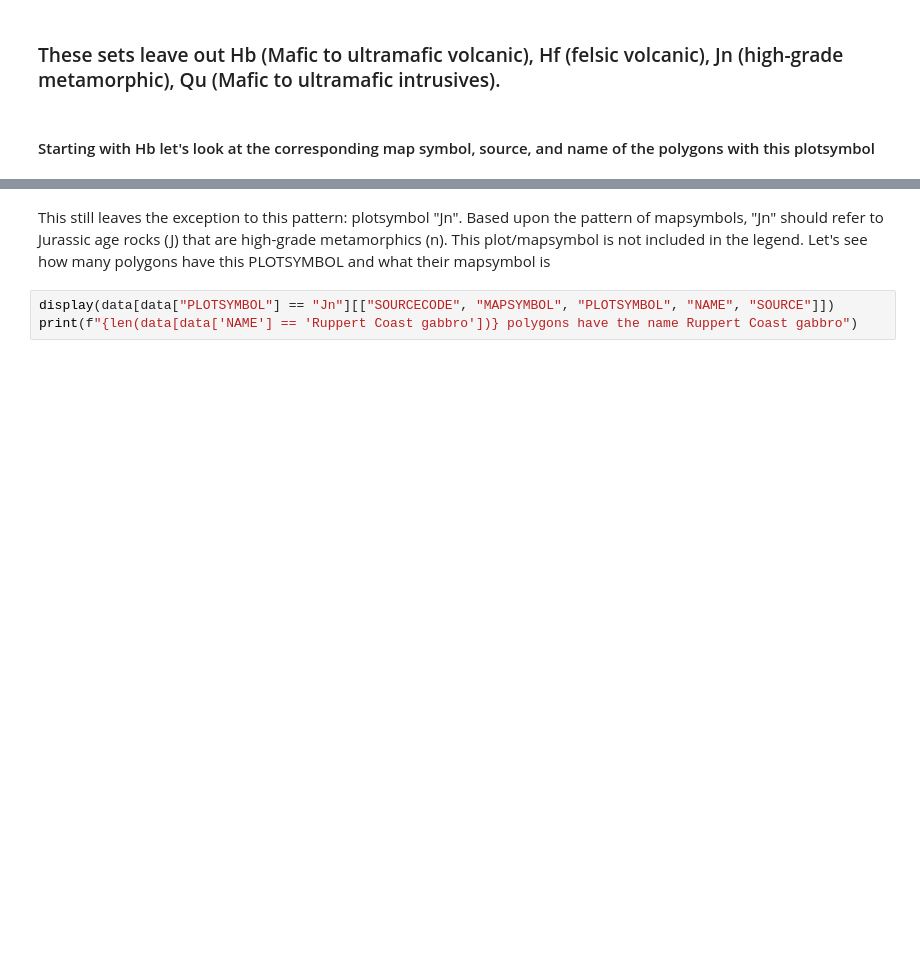
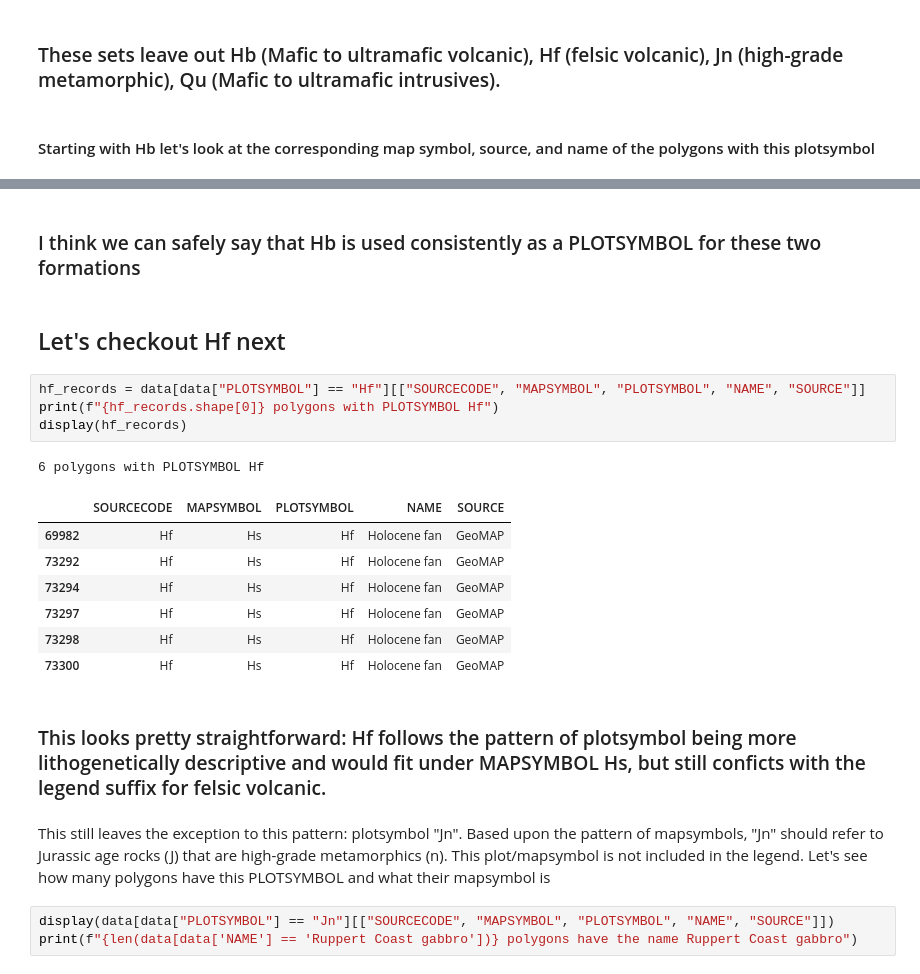
Before and after one commit to selkind/GeoMap, a Jupyter notebook: map_and_ploy_symbol.ipynb, the cells around one changed output, grey strips where cells are left out. Saved outputs shown, nothing was run; the diff lists cells and outputs as text; blank space fills up the shorter version.

```diff
--- a/map_and_ploy_symbol.ipynb
+++ b/map_and_ploy_symbol.ipynb
@@ -140,3 +196,22 @@ display(Hb_records)
+# %% [markdown]
+### I think we can safely say that Hb is used consistently as a PLOTSYMBOL for these two formations
+# %% [markdown]
+## Let's checkout Hf next
+# %%
+hf_records = data[data["PLOTSYMBOL"] == "Hf"][["SOURCECODE", "MAPSYMBOL", "PLOTSYMBOL", "NAME", "SOURCE"]]
+print(f"{hf_records.shape[0]} polygons with PLOTSYMBOL Hf")
+display(hf_records)
+# %% [output]
+6 polygons with PLOTSYMBOL Hf
+|  | SOURCECODE | MAPSYMBOL | PLOTSYMBOL | NAME | SOURCE |
+| 69982 | Hf | Hs | Hf | Holocene fan | GeoMAP |
+| 73292 | Hf | Hs | Hf | Holocene fan | GeoMAP |
+| 73294 | Hf | Hs | Hf | Holocene fan | GeoMAP |
+| 73297 | Hf | Hs | Hf | Holocene fan | GeoMAP |
+| 73298 | Hf | Hs | Hf | Holocene fan | GeoMAP |
+| 73300 | Hf | Hs | Hf | Holocene fan | GeoMAP |
+# %% [markdown]
+### This looks pretty straightforward: Hf follows the pattern of plotsymbol being more lithogenetically descriptive and would fit under MAPSYMBOL Hs, but still conficts with the legend suffix for felsic volcanic.
 # %% [markdown]
 This still leaves the exception to this pattern: plotsymbol "Jn". Based upon the pattern of mapsymbols, "Jn" should refer to Jurassic age rocks (J) that are high-grade metamorphics (n). This plot/mapsymbol is not included in the legend.
 Let's see how many polygons have this PLOTSYMBOL and what their mapsymbol is
```
Also changed, not shown: parts of 7 cells of this notebook.
